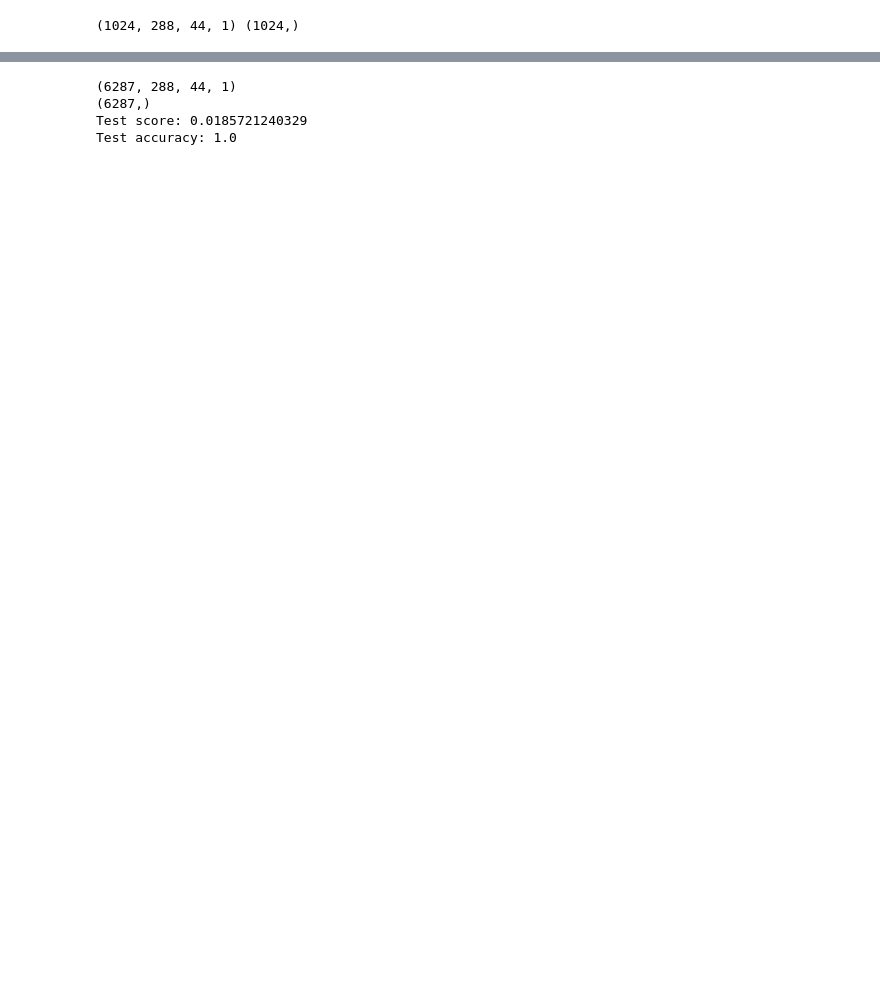
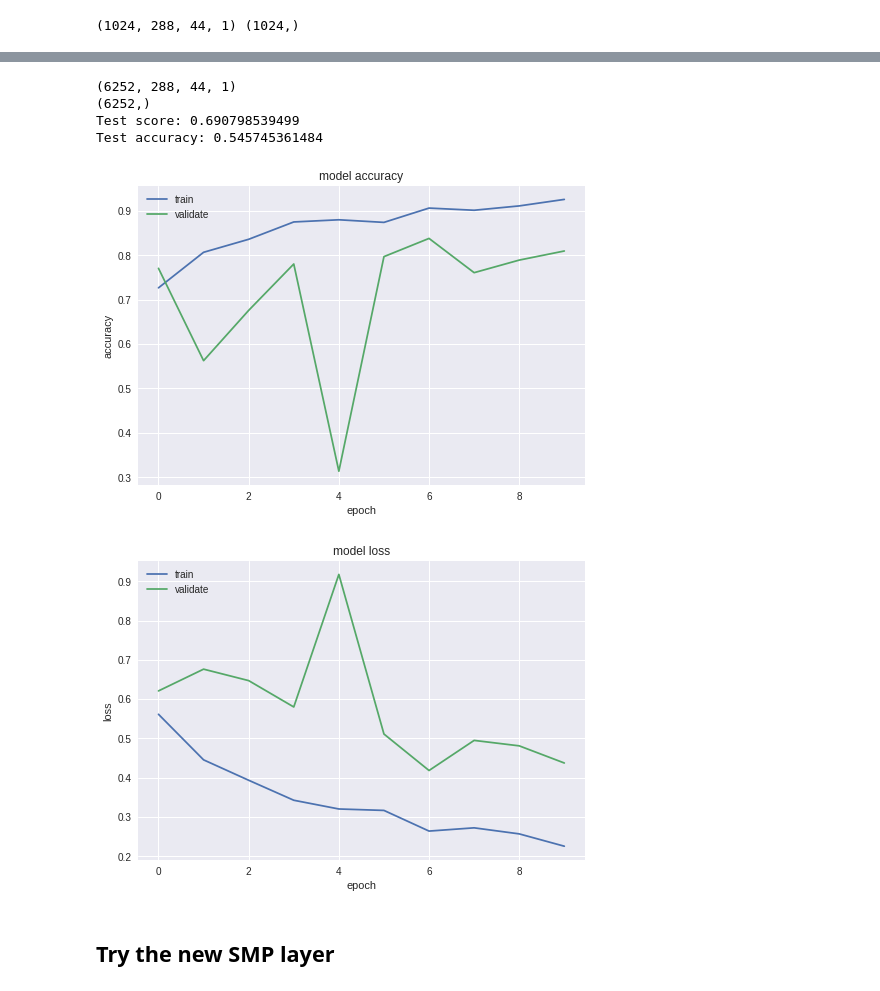
Before and after one commit to bmcfee/miasma, a Jupyter notebook: notebooks/binary_mil.ipynb, the cells around one changed output, grey strips where cells are left out. Drawn from its saved outputs; the diff is of its cells as text; code cells hidden in the pictures; blank space fills up the shorter version.

```diff
--- a/notebooks/binary_mil.ipynb
+++ b/notebooks/binary_mil.ipynb
@@ -295,6 +299,7 @@ def keras_vad_minibatch_generator(root_folder, track_list,
                                   activation='vocal_activation44100_1024',
                                   n_bag_frames=44,
                                   min_active_frames=10,
+                                  act_threshold=0.5,
                                   n_hop_frames=22,
                                   zscore_std=False,
                                   shuffle=True,
@@ -327,7 +332,7 @@ def keras_vad_minibatch_generator(root_folder, track_list,
     """
     keras_generator = vad_minibatch_generator(
         root_folder, track_list, augmentations, feature, activation,
-        n_bag_frames, min_active_frames, n_hop_frames, zscore_std,
+        n_bag_frames, min_active_frames, act_threshold, n_hop_frames, zscore_std,
         shuffle, batch_size, n_samples, n_active, with_replacement)
 
     for batch in keras_generator.generate():
@@ -345,6 +350,7 @@ feature = 'cqt44100_1024_8_36'
 activation = 'vocal_activation44100_1024'
 n_bag_frames = 44
 min_active_frames = 10
+act_threshold = 0.5
 n_hop_frames = 22
 zscore_std= False
 shuffle = True
@@ -355,7 +361,7 @@ with_replacement = True
 
 train_generator = keras_vad_minibatch_generator(
     root_folder, track_list, augmentations, feature, activation,
-    n_bag_frames, min_active_frames, n_hop_frames, zscore_std,
+    n_bag_frames, min_active_frames, act_threshold, n_hop_frames, zscore_std,
     shuffle, batch_size, n_samples, n_active, with_replacement)
 # %%
 # VALIDATE GENERATOR
@@ -366,6 +372,7 @@ feature = 'cqt44100_1024_8_36'
 activation = 'vocal_activation44100_1024'
 n_bag_frames = 44
 min_active_frames = 10
+act_threshold = 0.5
 n_hop_frames = 22
 zscore_std= False
 shuffle = True
@@ -376,7 +383,7 @@ with_replacement = False
 
 validate_generator = keras_vad_minibatch_generator(
     root_folder, track_list, augmentations, feature, activation,
-    n_bag_frames, min_active_frames, n_hop_frames, zscore_std,
+    n_bag_frames, min_active_frames, act_threshold, n_hop_frames, zscore_std,
     shuffle, batch_size, n_samples, n_active, with_replacement)
 # %%
 # # DEBUG: get one batch
@@ -527,7 +537,7 @@ print('1: {:d}'.format(np.sum(Y_val==1)))
 # %%
 # VAD GENERATOR (TRAIN + VALIDATE)
 samples_per_epoch = 1024
-nb_epochs = 20
+nb_epochs = 10
 nb_val_samples = 1024
 
 history = model.fit_generator(train_generator, samples_per_epoch, nb_epochs, verbose=1,
@@ -561,6 +574,7 @@ feature = 'cqt44100_1024_8_36'
 activation = 'vocal_activation44100_1024'
 n_bag_frames = 44
 min_active_frames = 10
+act_threshold = 0.5
 n_hop_frames = 22
 zscore_std= False
 shuffle = False
@@ -571,7 +585,7 @@ with_replacement = False
 
 test_generator = keras_vad_minibatch_generator(
     root_folder, track_list, augmentations, feature, activation,
-    n_bag_frames, min_active_frames, n_hop_frames, zscore_std,
+    n_bag_frames, min_active_frames, act_threshold, n_hop_frames, zscore_std,
     shuffle, batch_size, n_samples, n_active, with_replacement)
 
 X_test = []
@@ -591,10 +605,30 @@ score = model.evaluate(X_test, Y_test, verbose=0)
 print('Test score:', score[0])
 print('Test accuracy:', score[1])
 # %% [output]
-(6287, 288, 44, 1)
-(6287,)
-Test score: 0.0185721240329
-Test accuracy: 1.0
+(6252, 288, 44, 1)
+(6252,)
+Test score: 0.690798539499
+Test accuracy: 0.545745361484
+# %%
+# summarize history for accuracy
+plt.plot(history.history['acc'])
+plt.plot(history.history['val_acc'])
+plt.title('model accuracy')
+plt.ylabel('accuracy')
+plt.xlabel('epoch')
+plt.legend(['train', 'validate'], loc='upper left')
+plt.show()
+# summarize history for loss
+plt.plot(history.history['loss'])
+plt.plot(history.history['val_loss'])
+plt.title('model loss')
+plt.ylabel('loss')
+plt.xlabel('epoch')
+plt.legend(['train', 'validate'], loc='upper left')
+plt.show()
+# %% [output]
+[figure, added]
+[figure, added]
 # %%
 # TODO
 # 1. add back 2nd conv layer: DONE
@@ -603,3 +637,5 @@ Test accuracy: 1.0
 # 4. use keras callback to checkpoint best model:
 # 5. dropout?
 # 6. min_activate_frames?
+# %% [markdown]
+## Try the new SMP layer
```
Also changed, not shown: parts of 13 cells of this notebook.
